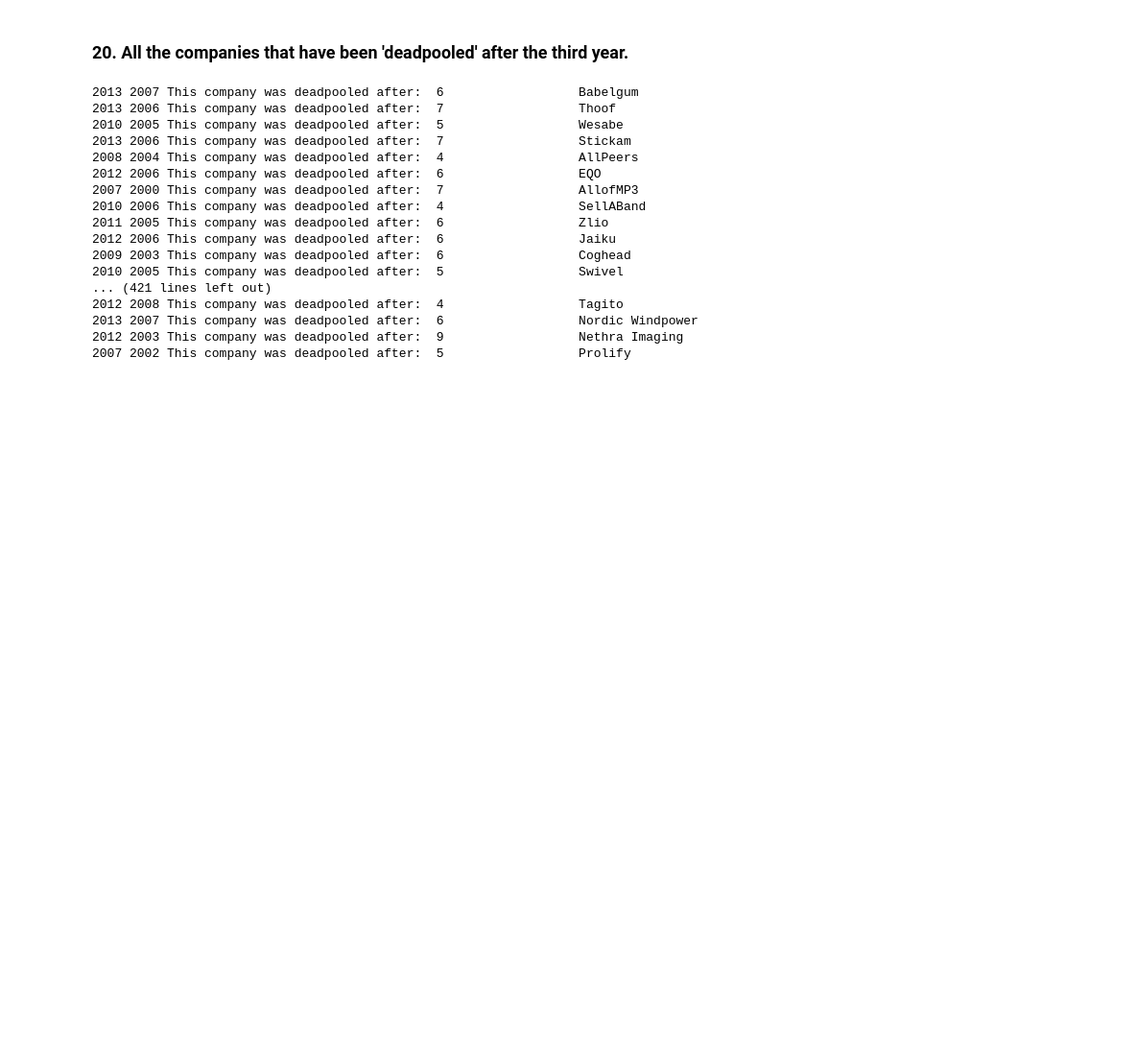
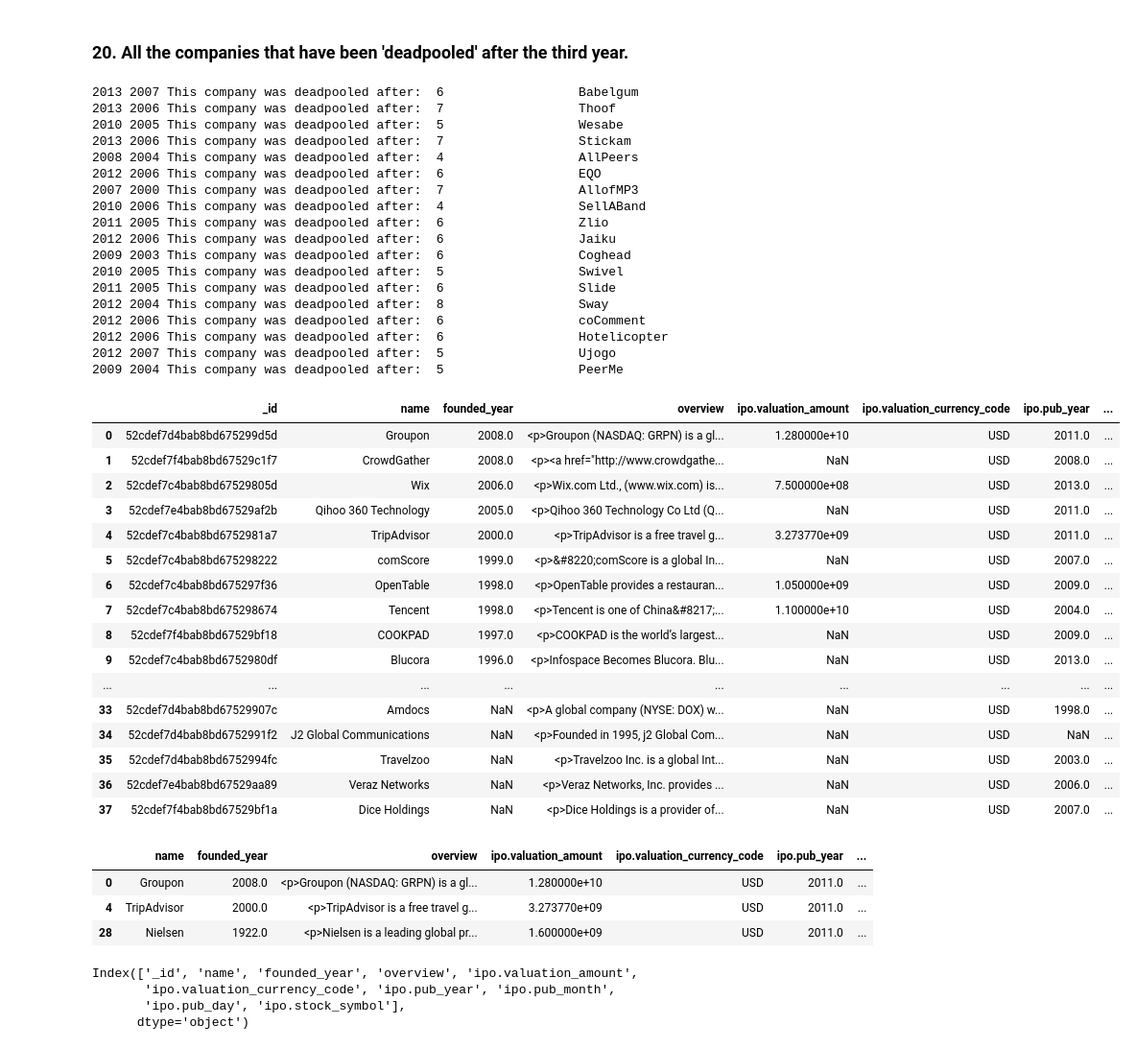
Before and after one commit to rihp/datamad0320, a Jupyter notebook: module-2/lab-advance-querying-mongo/your_code/main.ipynb, the cells around one changed output. Shown at 96% size. Saved outputs shown, nothing was run; the diff lists cells and outputs as text; code cells hidden in the pictures; blank space fills up the shorter version.

```diff
--- a/module-2/lab-advance-querying-mongo/your_code/main.ipynb
+++ b/module-2/lab-advance-querying-mongo/your_code/main.ipynb
@@ -391,8 +395,9 @@ for e in c:
 ### 20. All the companies that have been 'deadpooled' after the third year.
 # %%
 c=db.companies.find({"deadpooled_year":{"$gt":0}, "founded_year":{"$gt":0}},
-                   )
+                   ).limit(30)
 
+#el filter afuera q es mas facil
 for e in c:
     lifetime = e["deadpooled_year"]- e["founded_year"]
     if lifetime > 3:
@@ -412,8 +417,60 @@ for e in c:
 2012 2006 This company was deadpooled after:  6                  Jaiku
 2009 2003 This company was deadpooled after:  6                  Coghead
 2010 2005 This company was deadpooled after:  5                  Swivel
-... (421 lines left out)
-2012 2008 This company was deadpooled after:  4                  Tagito
-2013 2007 This company was deadpooled after:  6                  Nordic Windpower
-2012 2003 This company was deadpooled after:  9                  Nethra Imaging
-2007 2002 This company was deadpooled after:  5                  Prolify
+2011 2005 This company was deadpooled after:  6                  Slide
+2012 2004 This company was deadpooled after:  8                  Sway
+2012 2006 This company was deadpooled after:  6                  coComment
+2012 2006 This company was deadpooled after:  6                  Hotelicopter
+2012 2007 This company was deadpooled after:  5                  Ujogo
+2009 2004 This company was deadpooled after:  5                  PeerMe
+# %%
+# Refactoring:
+
+import pandas as pd
+from pandas.io.json import json_normalize
+
+
+data = list( db.companies.find({"category_code":"web", "ipo":{"$ne": None}},
+                       {"name":1, "founded_year":1,"overview":1, "ipo":1}
+
+                       ).sort("founded_year",-1))
+
+df = pd.json_normalize(data)
+df
+# %% [output]
+|  | _id | name | founded_year | overview | ipo.valuation_amount | ipo.valuation_currency_code | ipo.pub_year | ... |
+| 0 | 52cdef7d4bab8bd675299d5d | Groupon | 2008.0 | <p>Groupon (NASDAQ: GRPN) is a gl... | 1.280000e+10 | USD | 2011.0 | ... |
+| 1 | 52cdef7f4bab8bd67529c1f7 | CrowdGather | 2008.0 | <p><a href="http://www.crowdgathe... | NaN | USD | 2008.0 | ... |
+| 2 | 52cdef7c4bab8bd67529805d | Wix | 2006.0 | <p>Wix.com Ltd., (www.wix.com) is... | 7.500000e+08 | USD | 2013.0 | ... |
+| 3 | 52cdef7e4bab8bd67529af2b | Qihoo 360 Technology | 2005.0 | <p>Qihoo 360 Technology Co Ltd (Q... | NaN | USD | 2011.0 | ... |
+| 4 | 52cdef7c4bab8bd6752981a7 | TripAdvisor | 2000.0 | <p>TripAdvisor is a free travel g... | 3.273770e+09 | USD | 2011.0 | ... |
+| 5 | 52cdef7c4bab8bd675298222 | comScore | 1999.0 | <p>&#8220;comScore is a global In... | NaN | USD | 2007.0 | ... |
+| 6 | 52cdef7c4bab8bd675297f36 | OpenTable | 1998.0 | <p>OpenTable provides a restauran... | 1.050000e+09 | USD | 2009.0 | ... |
+| 7 | 52cdef7c4bab8bd675298674 | Tencent | 1998.0 | <p>Tencent is one of China&#8217;... | 1.100000e+10 | USD | 2004.0 | ... |
+| 8 | 52cdef7f4bab8bd67529bf18 | COOKPAD | 1997.0 | <p>COOKPAD is the world’s largest... | NaN | USD | 2009.0 | ... |
+| 9 | 52cdef7c4bab8bd6752980df | Blucora | 1996.0 | <p>Infospace Becomes Blucora. Blu... | NaN | USD | 2013.0 | ... |
+| ... | ... | ... | ... | ... | ... | ... | ... | ... |
+| 33 | 52cdef7d4bab8bd67529907c | Amdocs | NaN | <p>A global company (NYSE: DOX) w... | NaN | USD | 1998.0 | ... |
+| 34 | 52cdef7d4bab8bd6752991f2 | J2 Global Communications | NaN | <p>Founded in 1995, j2 Global Com... | NaN | USD | NaN | ... |
+| 35 | 52cdef7d4bab8bd6752994fc | Travelzoo | NaN | <p>Travelzoo Inc. is a global Int... | NaN | USD | 2003.0 | ... |
+| 36 | 52cdef7e4bab8bd67529aa89 | Veraz Networks | NaN | <p>Veraz Networks, Inc. provides ... | NaN | USD | 2006.0 | ... |
+| 37 | 52cdef7f4bab8bd67529bf1a | Dice Holdings | NaN | <p>Dice Holdings is a provider of... | NaN | USD | 2007.0 | ... |
+# %%
+#loaded some data, time to do an exploration
+df2 = df
+df2 = df2.drop(columns="_id")
+df2.sort_values("ipo.pub_year", ascending=False)
+df2["ipo.valuation_amount"] = df2["ipo.valuation_amount"].fillna(0)
+df2[df["ipo.pub_year"] > 2010].sort_values("ipo.valuation_amount", ascending=False).head(3)
+# %% [output]
+|  | name | founded_year | overview | ipo.valuation_amount | ipo.valuation_currency_code | ipo.pub_year | ... |
+| 0 | Groupon | 2008.0 | <p>Groupon (NASDAQ: GRPN) is a gl... | 1.280000e+10 | USD | 2011.0 | ... |
+| 4 | TripAdvisor | 2000.0 | <p>TripAdvisor is a free travel g... | 3.273770e+09 | USD | 2011.0 | ... |
+| 28 | Nielsen | 1922.0 | <p>Nielsen is a leading global pr... | 1.600000e+09 | USD | 2011.0 | ... |
+# %%
+df.columns
+# %% [output]
+Index(['_id', 'name', 'founded_year', 'overview', 'ipo.valuation_amount',
+       'ipo.valuation_currency_code', 'ipo.pub_year', 'ipo.pub_month',
+       'ipo.pub_day', 'ipo.stock_symbol'],
+      dtype='object')
```
Also changed, not shown: parts of 3 cells of this notebook.
